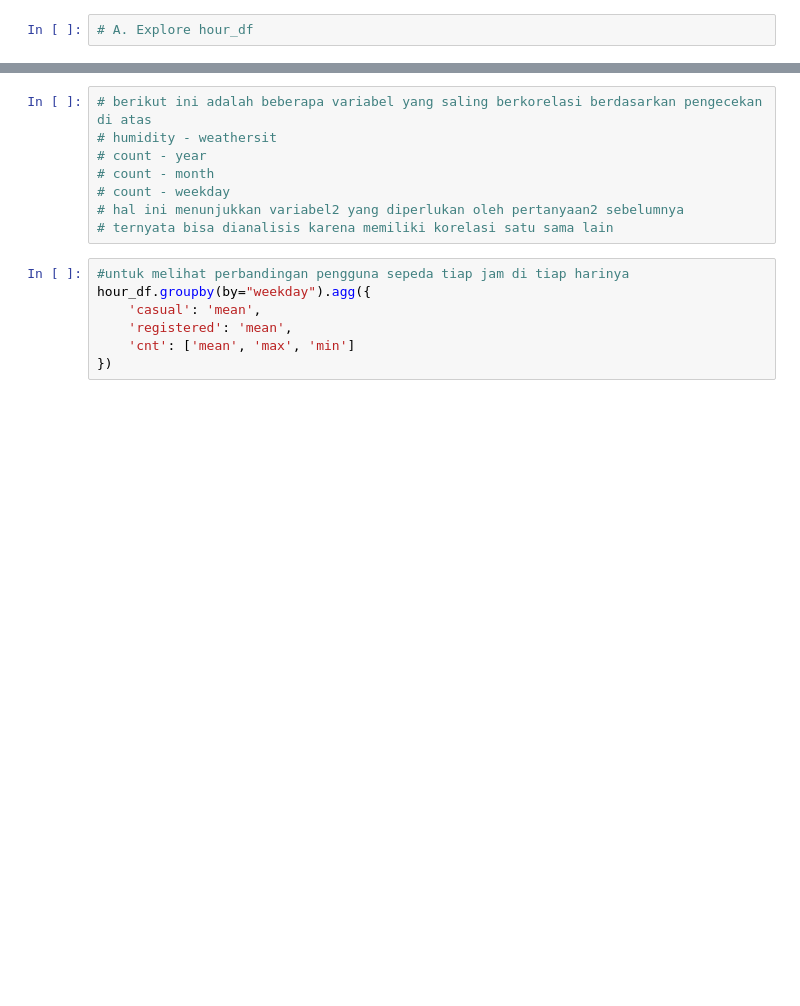
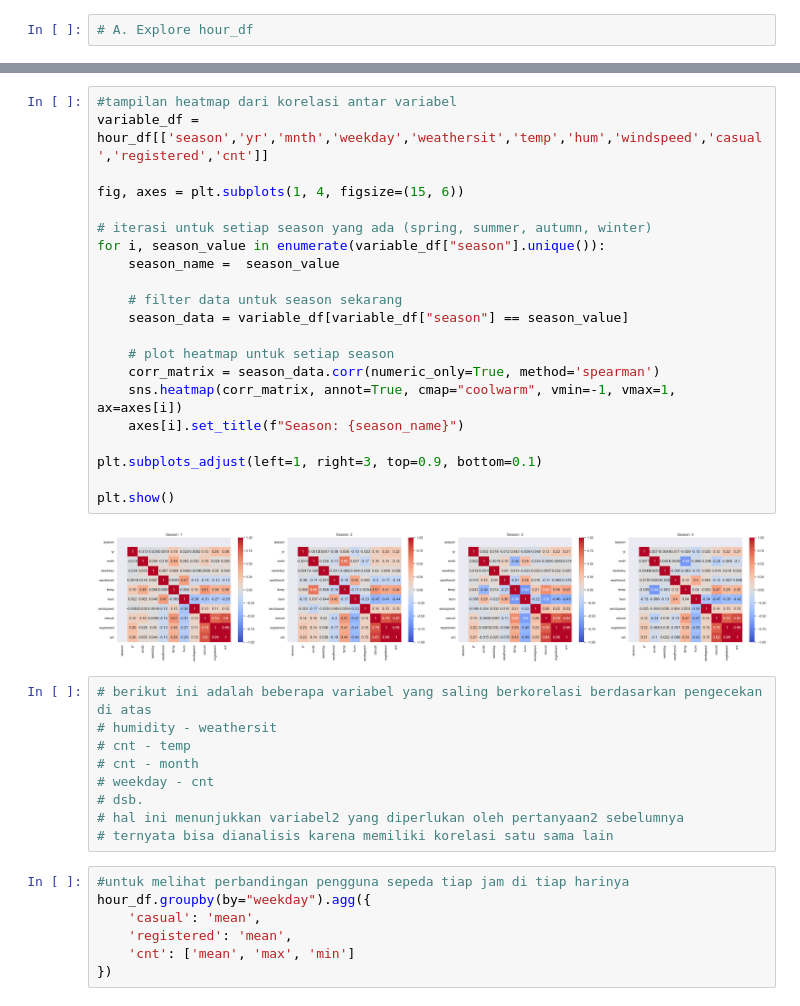
Before and after one commit to duevanofairuz/fp-data-analytics-python-dicoding, a Jupyter notebook: fp-submissions/notebook.ipynb, the cells around one changed output, grey strips where cells are left out. Cells and saved outputs as stored; diff of their text form; blank space fills up the shorter version.

Commit message:
done sampe visualisasi

```diff
--- a/fp-submissions/notebook.ipynb
+++ b/fp-submissions/notebook.ipynb
@@ -304,12 +309,36 @@ hour_df.corr()
 | casual | 0.158295 | 0.157821 | 0.120206 | 0.142779 | 0.068457 | 0.301202 | 0.031564 | 0.032721 | -0.300942 | -0.152628 | ... |
 | registered | 0.282046 | 0.281450 | 0.174226 | 0.253684 | 0.122273 | 0.374141 | -0.047345 | 0.021578 | 0.134326 | -0.120966 | ... |
 | cnt | 0.278379 | 0.277753 | 0.178056 | 0.250495 | 0.120638 | 0.394071 | -0.030927 | 0.026900 | 0.030284 | -0.142426 | ... |
+# %%
+#tampilan heatmap dari korelasi antar variabel
+variable_df = hour_df[['season','yr','mnth','weekday','weathersit','temp','hum','windspeed','casual','registered','cnt']]
+
+fig, axes = plt.subplots(1, 4, figsize=(15, 6))
+
+# iterasi untuk setiap season yang ada (spring, summer, autumn, winter)
+for i, season_value in enumerate(variable_df["season"].unique()):
+    season_name =  season_value
+
+    # filter data untuk season sekarang
+    season_data = variable_df[variable_df["season"] == season_value]
+
+    # plot heatmap untuk setiap season
+    corr_matrix = season_data.corr(numeric_only=True, method='spearman')
+    sns.heatmap(corr_matrix, annot=True, cmap="coolwarm", vmin=-1, vmax=1, ax=axes[i])
+    axes[i].set_title(f"Season: {season_name}")
+
+plt.subplots_adjust(left=1, right=3, top=0.9, bottom=0.1)
+
+plt.show()
+# %% [output]
+[figure, added]
 # %%
 # berikut ini adalah beberapa variabel yang saling berkorelasi berdasarkan pengecekan di atas
 # humidity - weathersit
-# count - year
-# count - month
-# count - weekday
+# cnt - temp
+# cnt - month
+# weekday - cnt
+# dsb.
 # hal ini menunjukkan variabel2 yang diperlukan oleh pertanyaan2 sebelumnya
 # ternyata bisa dianalisis karena memiliki korelasi satu sama lain
 # %%
```
Also changed, not shown: parts of 24 cells of this notebook.
